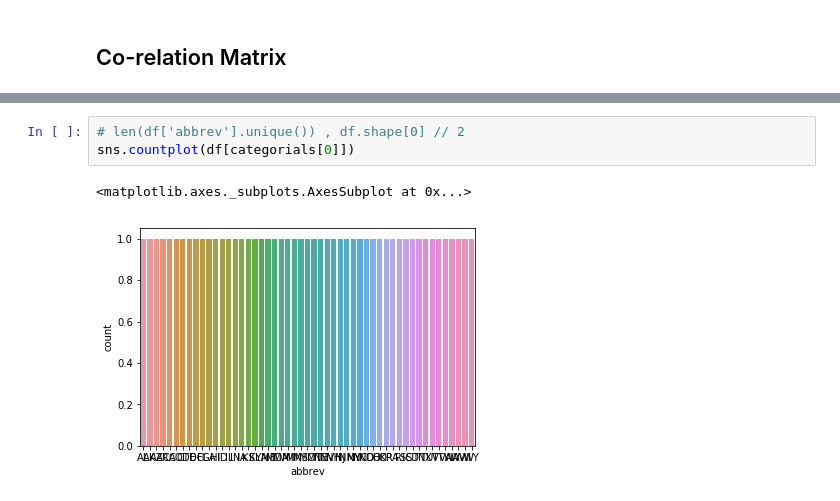
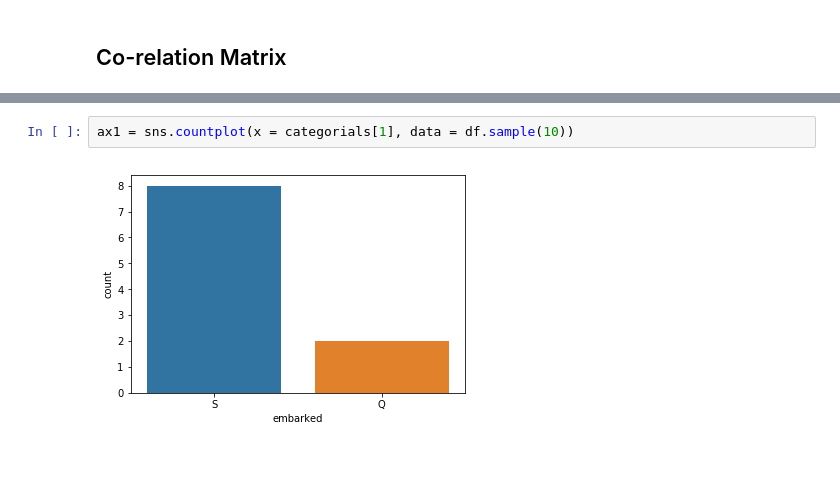
Before and after one commit to ZNClub-PA-ML-AI/DataVisuals, a Jupyter notebook: python/Plotting with Seaborn.ipynb, the cells around one changed output, grey strips where cells are left out. Drawn from its saved outputs; the diff is of its cells as text; blank space fills up the shorter version.

```diff
--- a/python/Plotting with Seaborn.ipynb
+++ b/python/Plotting with Seaborn.ipynb
@@ -84,7 +92,5 @@ intervals, categorials
-# %%
-# len(df['abbrev'].unique()) , df.shape[0] // 2
-sns.countplot(df[categorials[0]])
-# %% [output]
-<matplotlib.axes._subplots.AxesSubplot at 0x...>
-[figure, removed]
+# %%
+ax1 = sns.countplot(x = categorials[1], data = df.sample(10))
+# %% [output]
+[figure, added]
 # %%
```
Also changed, not shown: parts of 12 cells of this notebook.
